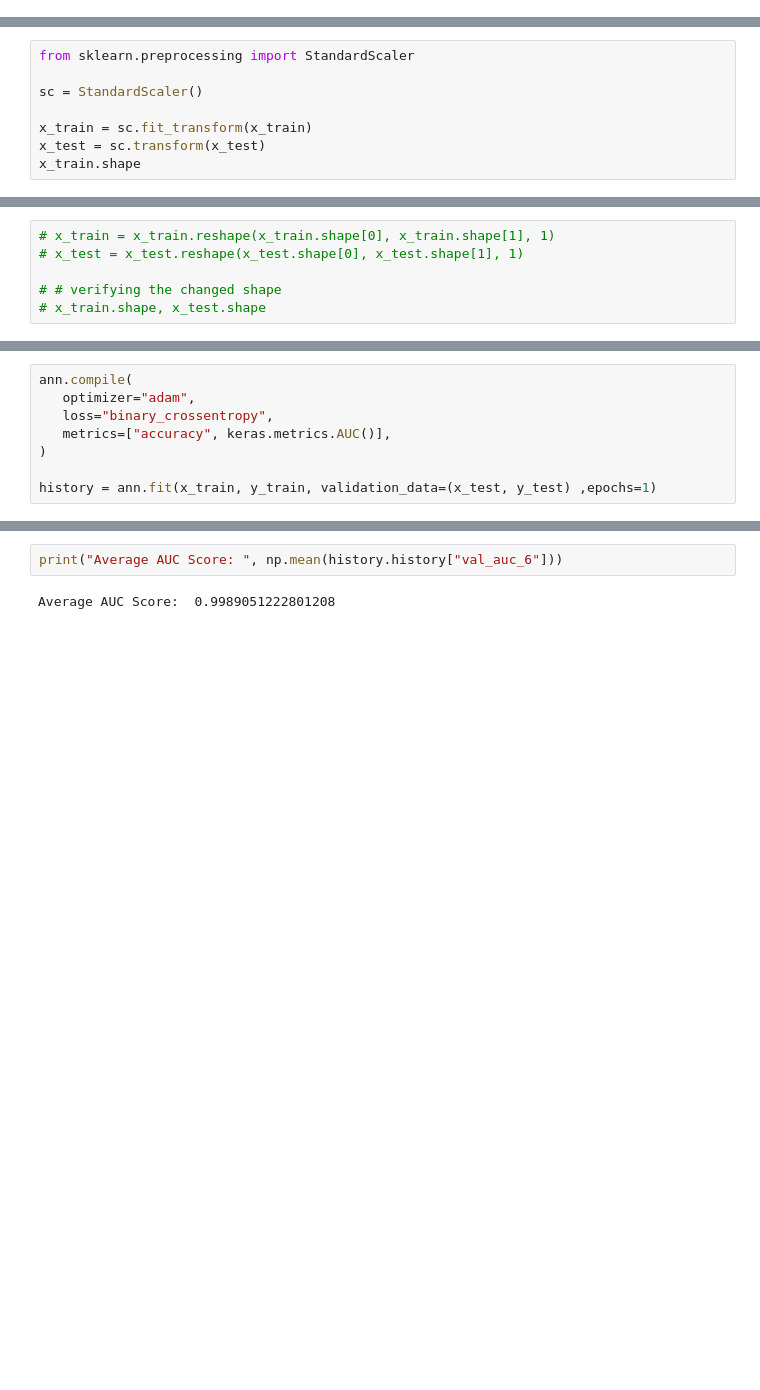
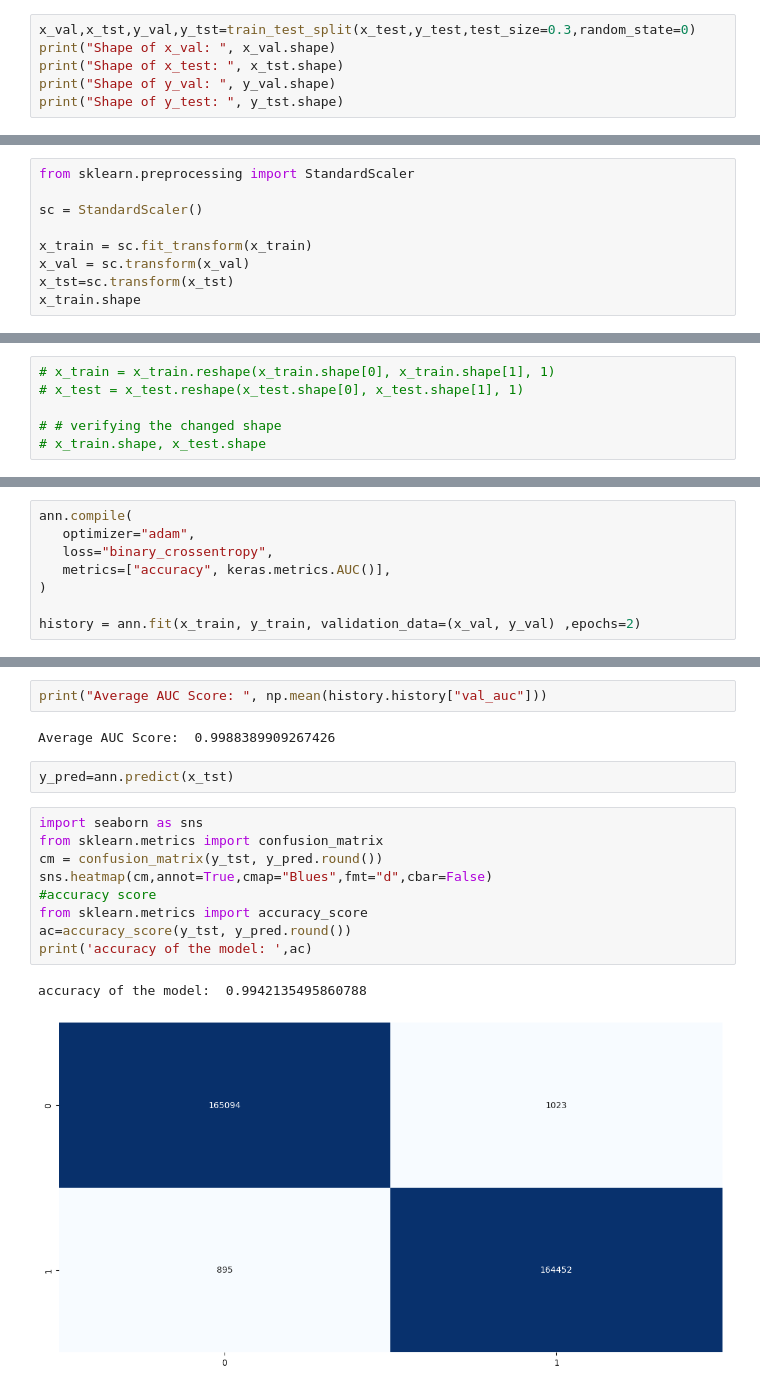
Before and after one commit to nishchaya21/OnlinePayment-Fraud-Detection, a Jupyter notebook: model/ann.ipynb, the cells around one changed output, grey strips where cells are left out. Saved outputs shown, nothing was run; the diff lists cells and outputs as text; blank space fills up the shorter version.

```diff
--- a/model/ann.ipynb
+++ b/model/ann.ipynb
@@ -283,3 +283,9 @@ Shape of x_train:  (4419513, 10)
 Shape of x_test:  (1104879, 10)
 Shape of y_train:  (4419513,)
 Shape of y_test:  (1104879,)
+# %%
+x_val,x_tst,y_val,y_tst=train_test_split(x_test,y_test,test_size=0.3,random_state=0)
+print("Shape of x_val: ", x_val.shape)
+print("Shape of x_test: ", x_tst.shape)
+print("Shape of y_val: ", y_val.shape)
+print("Shape of y_test: ", y_tst.shape)
@@ -289,7 +300,8 @@ from sklearn.preprocessing import StandardScaler
 sc = StandardScaler()
 
 x_train = sc.fit_transform(x_train)
-x_test = sc.transform(x_test)
+x_val = sc.transform(x_val)
+x_tst=sc.transform(x_tst)
 x_train.shape
 # %% [output]
 (4419513, 10)
@@ -337,5 +349,5 @@ ann.compile(
    metrics=["accuracy", keras.metrics.AUC()],
 )
 
-history = ann.fit(x_train, y_train, validation_data=(x_test, y_test) ,epochs=1)
+history = ann.fit(x_train, y_train, validation_data=(x_val, y_val) ,epochs=2)
 # %% [output]
@@ -343,4 +358,18 @@ history = ann.fit(x_train, y_train, validation_data=(x_test, y_test) ,epochs=1)
 # %%
-print("Average AUC Score: ", np.mean(history.history["val_auc_6"]))
+print("Average AUC Score: ", np.mean(history.history["val_auc"]))
 # %% [output]
-Average AUC Score:  0.9989051222801208
+Average AUC Score:  0.9988389909267426
+# %%
+y_pred=ann.predict(x_tst)
+# %%
+import seaborn as sns
+from sklearn.metrics import confusion_matrix
+cm = confusion_matrix(y_tst, y_pred.round())
+sns.heatmap(cm,annot=True,cmap="Blues",fmt="d",cbar=False)
+#accuracy score
+from sklearn.metrics import accuracy_score
+ac=accuracy_score(y_tst, y_pred.round())
+print('accuracy of the model: ',ac)
+# %% [output]
+accuracy of the model:  0.9942135495860788
+[figure, added]
```
Also changed, not shown: parts of 7 cells of this notebook, 2 other files.
